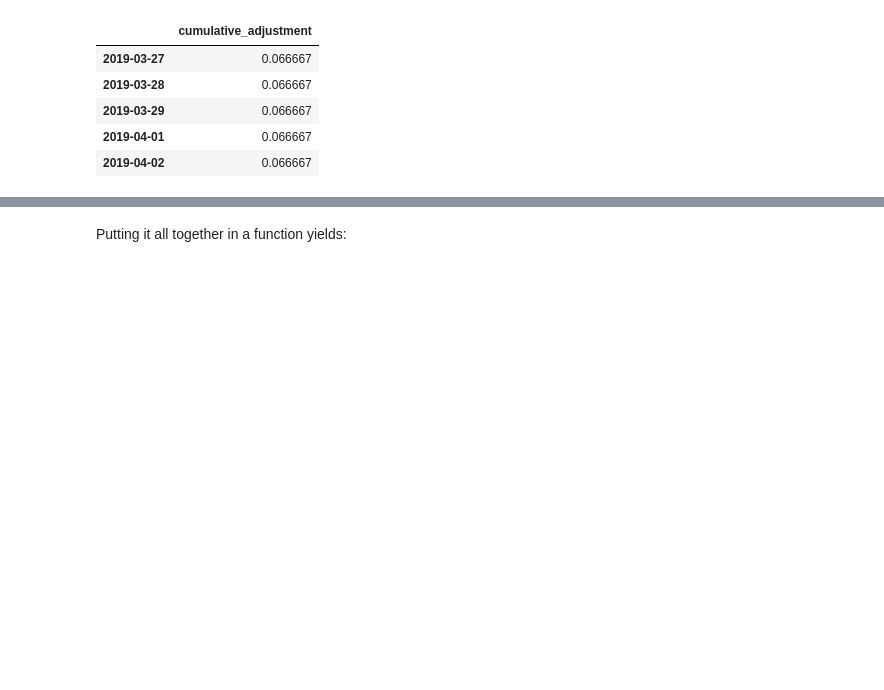
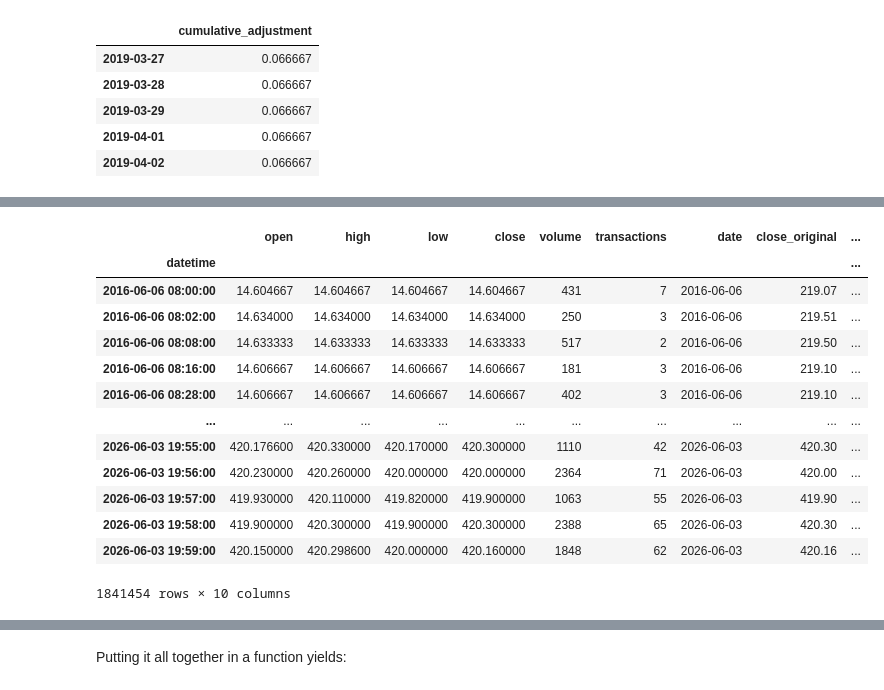
Before and after one commit to sharmad/data_clean, a Jupyter notebook: dev_prod/07_process.ipynb, the cells around one changed output, grey strips where cells are left out. Saved outputs shown, nothing was run; the diff lists cells and outputs as text; code cells hidden in the pictures; blank space fills up the shorter version.

```diff
--- a/dev_prod/07_process.ipynb
+++ b/dev_prod/07_process.ipynb
@@ -131,5 +153,22 @@ bars['close_original'] = bars['close'] # Dev: WHAT? check by printing bars df at
 
 bars['turnover'] = bars['volume'] * bars['close_original']
+# %%
+bars
+# %% [output]
+|  | open | high | low | close | volume | transactions | date | close_original | ... |
+| datetime |  |  |  |  |  |  |  |  | ... |
+| 2016-06-06 08:00:00 | 14.604667 | 14.604667 | 14.604667 | 14.604667 | 431 | 7 | 2016-06-06 | 219.07 | ... |
+| 2016-06-06 08:02:00 | 14.634000 | 14.634000 | 14.634000 | 14.634000 | 250 | 3 | 2016-06-06 | 219.51 | ... |
+| 2016-06-06 08:08:00 | 14.633333 | 14.633333 | 14.633333 | 14.633333 | 517 | 2 | 2016-06-06 | 219.50 | ... |
+| 2016-06-06 08:16:00 | 14.606667 | 14.606667 | 14.606667 | 14.606667 | 181 | 3 | 2016-06-06 | 219.10 | ... |
+| 2016-06-06 08:28:00 | 14.606667 | 14.606667 | 14.606667 | 14.606667 | 402 | 3 | 2016-06-06 | 219.10 | ... |
+| ... | ... | ... | ... | ... | ... | ... | ... | ... | ... |
+| 2026-06-03 19:55:00 | 420.176600 | 420.330000 | 420.170000 | 420.300000 | 1110 | 42 | 2026-06-03 | 420.30 | ... |
+| 2026-06-03 19:56:00 | 420.230000 | 420.260000 | 420.000000 | 420.000000 | 2364 | 71 | 2026-06-03 | 420.00 | ... |
+| 2026-06-03 19:57:00 | 419.930000 | 420.110000 | 419.820000 | 419.900000 | 1063 | 55 | 2026-06-03 | 419.90 | ... |
+| 2026-06-03 19:58:00 | 419.900000 | 420.300000 | 419.900000 | 420.300000 | 2388 | 65 | 2026-06-03 | 420.30 | ... |
+| 2026-06-03 19:59:00 | 420.150000 | 420.298600 | 420.000000 | 420.160000 | 1848 | 62 | 2026-06-03 | 420.16 | ... |
+1841454 rows × 10 columns
 # %%
 daily = bars.resample('1D').agg({'open': 'first',
                                  'high': 'max',
```
Also changed, not shown: parts of 11 cells of this notebook, 1 other file.
